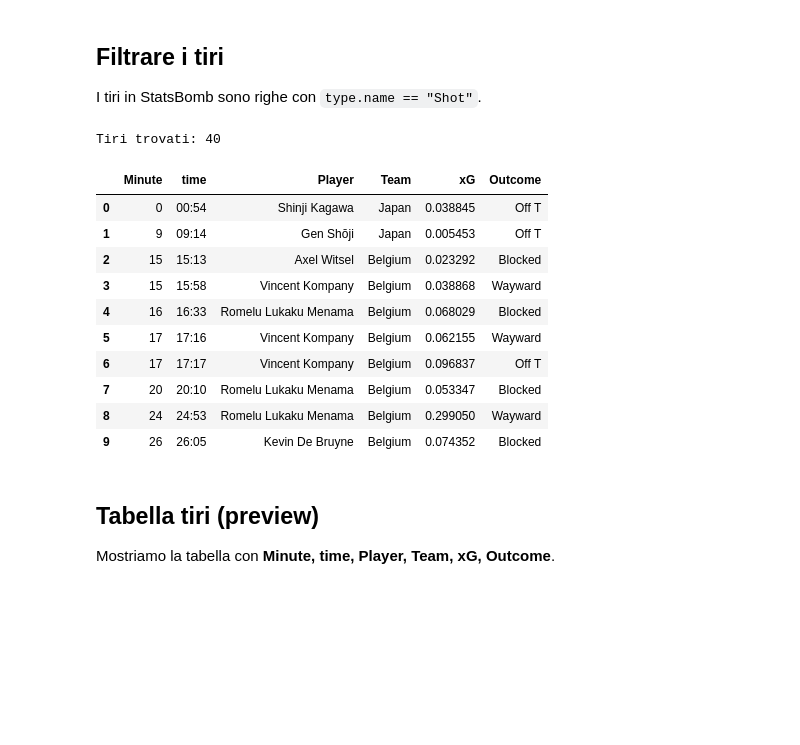
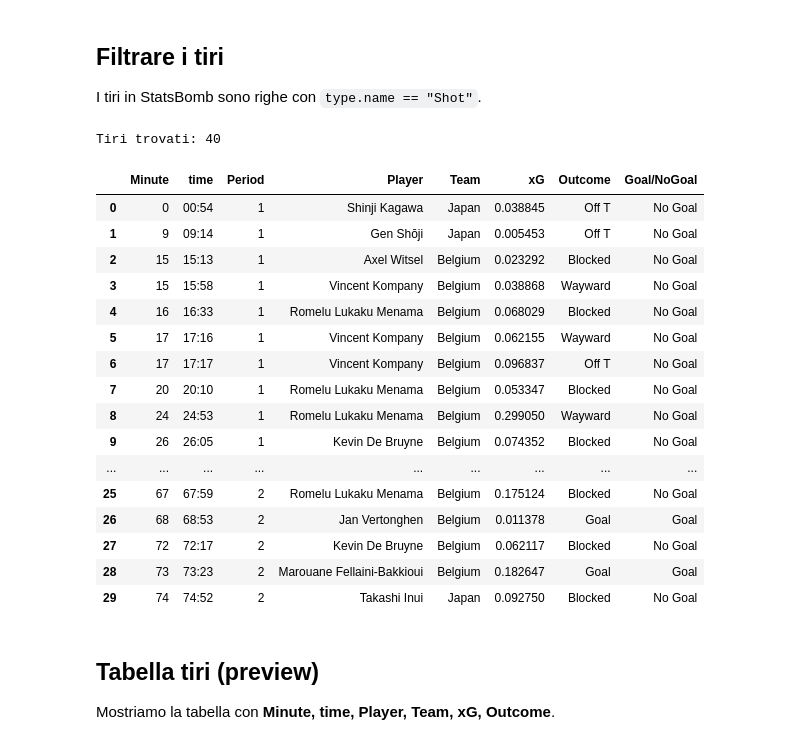
Before and after one commit to andreaturconi34/football-analytics, a Jupyter notebook: notebooks/02_Shots Analysis (StatsBomb Open Data).ipynb, the cells around one changed output. Drawn from its saved outputs; the diff is of its cells as text; code cells hidden in the pictures; blank space fills up the shorter version.

Commit message:
Week2_Report Shots_Extra_v1

```diff
--- a/notebooks/02_Shots Analysis (StatsBomb Open Data).ipynb
+++ b/notebooks/02_Shots Analysis (StatsBomb Open Data).ipynb
@@ -40,7 +40,8 @@ Imposta il percorso del file **events** (StatsBomb Open Data) per una singola pa
 # %%
 
 # --- Config: da personalizzare ---
-EVENTS_FILE = r"C:\Users\AndreaT\Documents\football-analytics\data\raw\statsbomb-open-data\data\events\7584.json"
+MATCH_ID = 7584
+EVENTS_FILE = fr"C:\Users\AndreaT\Documents\football-analytics\data\raw\statsbomb-open-data\data\events\{MATCH_ID}.json"
 
 # cartelle output (CSV + figure) relative alla repo (modifica se vuoi)
 OUTPUT_CSV = "data/processed"
@@ -88,6 +89,7 @@ print("Tiri trovati:", len(shots))
 cols_keep = [
     "minute",
     "second",
+    "period",
     "player.name",
     "team.name",
     "shot.statsbomb_xg",
@@ -95,46 +97,57 @@ cols_keep = [
 ]
 
 # Aggiungo colonne se assenti
 for c in cols_keep:
     if c not in shots.columns:
         shots[c] = pd.NA
 
 # coerce numerici e NaN gestiti
 shots["minute"] = pd.to_numeric(shots["minute"], errors="coerce").fillna(0).astype(int)
 shots["second"] = pd.to_numeric(shots["second"], errors="coerce").fillna(0).astype(int)
 
 # ordiniamo temporalmente (minuto, secondo)
 shots = shots.sort_values(["minute", "second"], kind="mergesort").reset_index(drop=True)
 
 # time string mm:ss
 shots["time"] = shots["minute"].map("{:02d}".format) + ":" + shots["second"].map("{:02d}".format)
 
+# Goal/No Goal Column
+shots["Goal/NoGoal"] = np.where(shots["shot.outcome.name"] == 'Goal', "Goal", "No Goal")
+
 # rinomina colonne finali
 shots_small = shots.rename(
     columns={
         "minute": "Minute",
         "player.name": "Player",
+        "period": "Period",
         "team.name": "Team",
         "shot.statsbomb_xg": "xG",
         "shot.outcome.name": "Outcome",
+        "Goal/No Goal": "Goal/NoGoal"
     }
-)[["Minute", "time", "Player", "Team", "xG", "Outcome"]]
+)[["Minute", "time", "Period", "Player", "Team", "xG", "Outcome", "Goal/NoGoal"]]
 
 # stampa un'anteprima
-shots_small.head(10)
+shots_small.head(30)
 # %% [output]
 Tiri trovati: 40
-|  | Minute | time | Player | Team | xG | Outcome |
-| 0 | 0 | 00:54 | Shinji Kagawa | Japan | 0.038845 | Off T |
-| 1 | 9 | 09:14 | Gen Shōji | Japan | 0.005453 | Off T |
-| 2 | 15 | 15:13 | Axel Witsel | Belgium | 0.023292 | Blocked |
-| 3 | 15 | 15:58 | Vincent Kompany | Belgium | 0.038868 | Wayward |
-| 4 | 16 | 16:33 | Romelu Lukaku Menama | Belgium | 0.068029 | Blocked |
-| 5 | 17 | 17:16 | Vincent Kompany | Belgium | 0.062155 | Wayward |
-| 6 | 17 | 17:17 | Vincent Kompany | Belgium | 0.096837 | Off T |
-| 7 | 20 | 20:10 | Romelu Lukaku Menama | Belgium | 0.053347 | Blocked |
-| 8 | 24 | 24:53 | Romelu Lukaku Menama | Belgium | 0.299050 | Wayward |
-| 9 | 26 | 26:05 | Kevin De Bruyne | Belgium | 0.074352 | Blocked |
+|  | Minute | time | Period | Player | Team | xG | Outcome | Goal/NoGoal |
+| 0 | 0 | 00:54 | 1 | Shinji Kagawa | Japan | 0.038845 | Off T | No Goal |
+| 1 | 9 | 09:14 | 1 | Gen Shōji | Japan | 0.005453 | Off T | No Goal |
+| 2 | 15 | 15:13 | 1 | Axel Witsel | Belgium | 0.023292 | Blocked | No Goal |
+| 3 | 15 | 15:58 | 1 | Vincent Kompany | Belgium | 0.038868 | Wayward | No Goal |
+| 4 | 16 | 16:33 | 1 | Romelu Lukaku Menama | Belgium | 0.068029 | Blocked | No Goal |
+| 5 | 17 | 17:16 | 1 | Vincent Kompany | Belgium | 0.062155 | Wayward | No Goal |
+| 6 | 17 | 17:17 | 1 | Vincent Kompany | Belgium | 0.096837 | Off T | No Goal |
+| 7 | 20 | 20:10 | 1 | Romelu Lukaku Menama | Belgium | 0.053347 | Blocked | No Goal |
+| 8 | 24 | 24:53 | 1 | Romelu Lukaku Menama | Belgium | 0.299050 | Wayward | No Goal |
+| 9 | 26 | 26:05 | 1 | Kevin De Bruyne | Belgium | 0.074352 | Blocked | No Goal |
+| ... | ... | ... | ... | ... | ... | ... | ... | ... |
+| 25 | 67 | 67:59 | 2 | Romelu Lukaku Menama | Belgium | 0.175124 | Blocked | No Goal |
+| 26 | 68 | 68:53 | 2 | Jan Vertonghen | Belgium | 0.011378 | Goal | Goal |
+| 27 | 72 | 72:17 | 2 | Kevin De Bruyne | Belgium | 0.062117 | Blocked | No Goal |
+| 28 | 73 | 73:23 | 2 | Marouane Fellaini-Bakkioui | Belgium | 0.182647 | Goal | Goal |
+| 29 | 74 | 74:52 | 2 | Takashi Inui | Japan | 0.092750 | Blocked | No Goal |
 # %% [markdown]
 
 ## Tabella tiri (preview)
```
Also changed, not shown: parts of 4 cells of this notebook.
